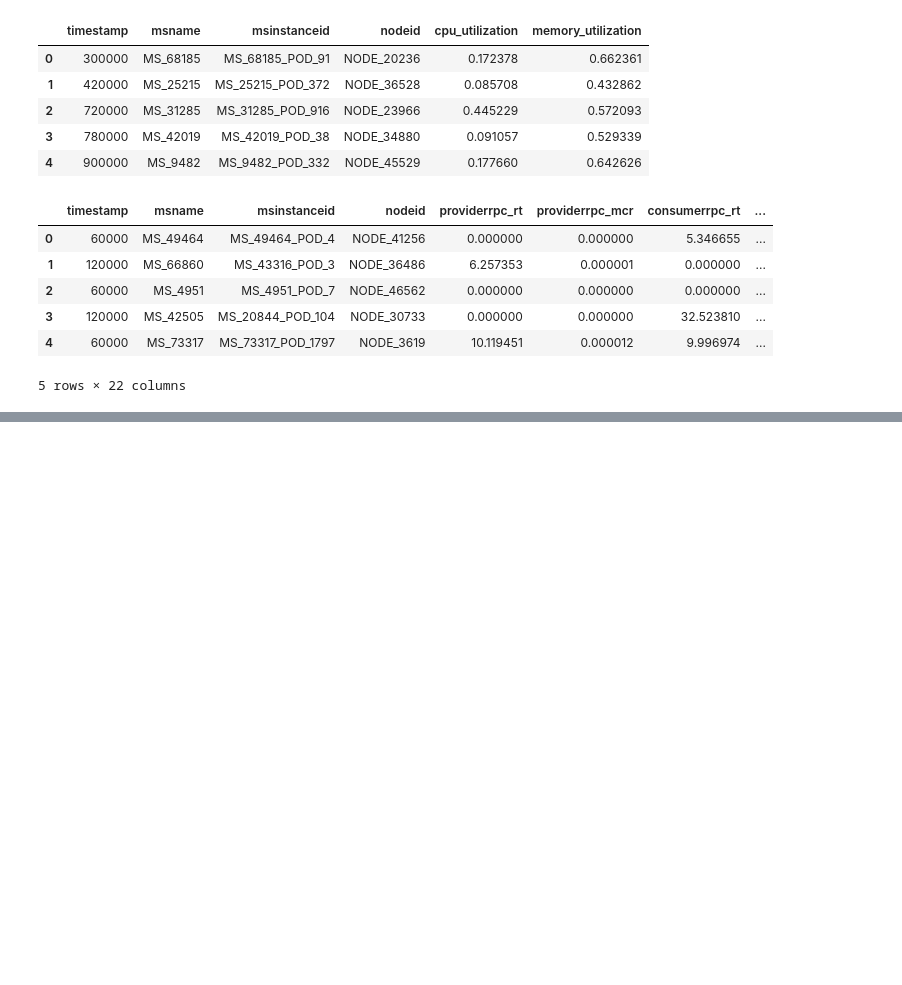
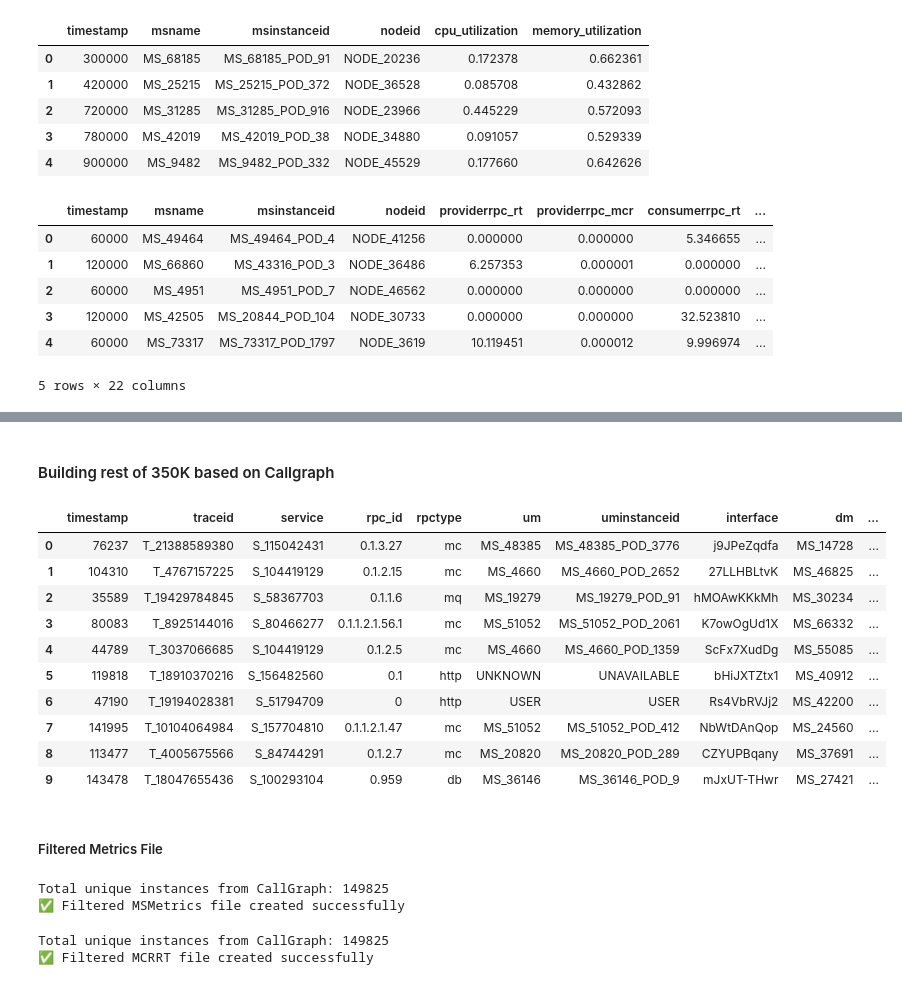
Before and after one commit to Prasanna2002/Alibaba_trace, a Jupyter notebook: ssp.ipynb, the cells around one changed output, grey strips where cells are left out. Drawn from its saved outputs; the diff is of its cells as text; code cells hidden in the pictures; blank space fills up the shorter version.

```diff
--- a/ssp.ipynb
+++ b/ssp.ipynb
@@ -138,0 +486,2 @@ mcrrt.head(5)
+# %% [markdown]
+#### Building rest of 350K based on Callgraph
@@ -138,0 +490,60 @@ mcrrt.head(5)
+# %%
+call_sample.head(10)
+# %% [output]
+|  | timestamp | traceid | service | rpc_id | rpctype | um | uminstanceid | interface | dm | ... |
+| 0 | 76237 | T_21388589380 | S_115042431 | 0.1.3.27 | mc | MS_48385 | MS_48385_POD_3776 | j9JPeZqdfa | MS_14728 | ... |
+| 1 | 104310 | T_4767157225 | S_104419129 | 0.1.2.15 | mc | MS_4660 | MS_4660_POD_2652 | 27LLHBLtvK | MS_46825 | ... |
+| 2 | 35589 | T_19429784845 | S_58367703 | 0.1.1.6 | mq | MS_19279 | MS_19279_POD_91 | hMOAwKKkMh | MS_30234 | ... |
+| 3 | 80083 | T_8925144016 | S_80466277 | 0.1.1.2.1.56.1 | mc | MS_51052 | MS_51052_POD_2061 | K7owOgUd1X | MS_66332 | ... |
+| 4 | 44789 | T_3037066685 | S_104419129 | 0.1.2.5 | mc | MS_4660 | MS_4660_POD_1359 | ScFx7XudDg | MS_55085 | ... |
+| 5 | 119818 | T_18910370216 | S_156482560 | 0.1 | http | UNKNOWN | UNAVAILABLE | bHiJXTZtx1 | MS_40912 | ... |
+| 6 | 47190 | T_19194028381 | S_51794709 | 0 | http | USER | USER | Rs4VbRVJj2 | MS_42200 | ... |
+| 7 | 141995 | T_10104064984 | S_157704810 | 0.1.1.2.1.47 | mc | MS_51052 | MS_51052_POD_412 | NbWtDAnQop | MS_24560 | ... |
+| 8 | 113477 | T_4005675566 | S_84744291 | 0.1.2.7 | mc | MS_20820 | MS_20820_POD_289 | CZYUPBqany | MS_37691 | ... |
+| 9 | 143478 | T_18047655436 | S_100293104 | 0.959 | db | MS_36146 | MS_36146_POD_9 | mJxUT-THwr | MS_27421 | ... |
+# %% [markdown]
+##### Filtered Metrics File
+# %%
+# Step 1: Get all unique instance IDs from CallGraph
+um_instances = set(call_sample['uminstanceid'].dropna())
+dm_instances = set(call_sample['dminstanceid'].dropna())
+
+# Combine both
+all_instances = um_instances.union(dm_instances)
+
+print("Total unique instances from CallGraph:", len(all_instances))
+
+# Step 2: Filter MSMetrics based on these instances
+filtered_msmetrics = msmetric[
+    msmetric['msinstanceid'].isin(all_instances)
+]
+
+# Step 3: Save new dataset
+filtered_msmetrics.to_csv("Filtered_MSMetrics.csv", index=False)
+
+print("✅ Filtered MSMetrics file created successfully")
+# %% [output]
+Total unique instances from CallGraph: 149825
+✅ Filtered MSMetrics file created successfully
+# %%
+# Step 1: Get all unique instance IDs from CallGraph
+um_instances = set(call_sample['uminstanceid'].dropna())
+dm_instances = set(call_sample['dminstanceid'].dropna())
+
+# Combine both
+all_instances = um_instances.union(dm_instances)
+
+print("Total unique instances from CallGraph:", len(all_instances))
+
+# Step 2: Filter MSMetrics based on these instances
+filtered_mcrrt = mc_rrt[
+    mc_rrt['msinstanceid'].isin(all_instances)
+]
+
+# Step 3: Save new dataset
+filtered_mcrrt.to_csv("Filtered_mc_rrt.csv", index=False)
+
+print("✅ Filtered MCRRT file created successfully")
+# %% [output]
+Total unique instances from CallGraph: 149825
+✅ Filtered MCRRT file created successfully
```
Also changed, not shown: parts of 51 cells of this notebook.
